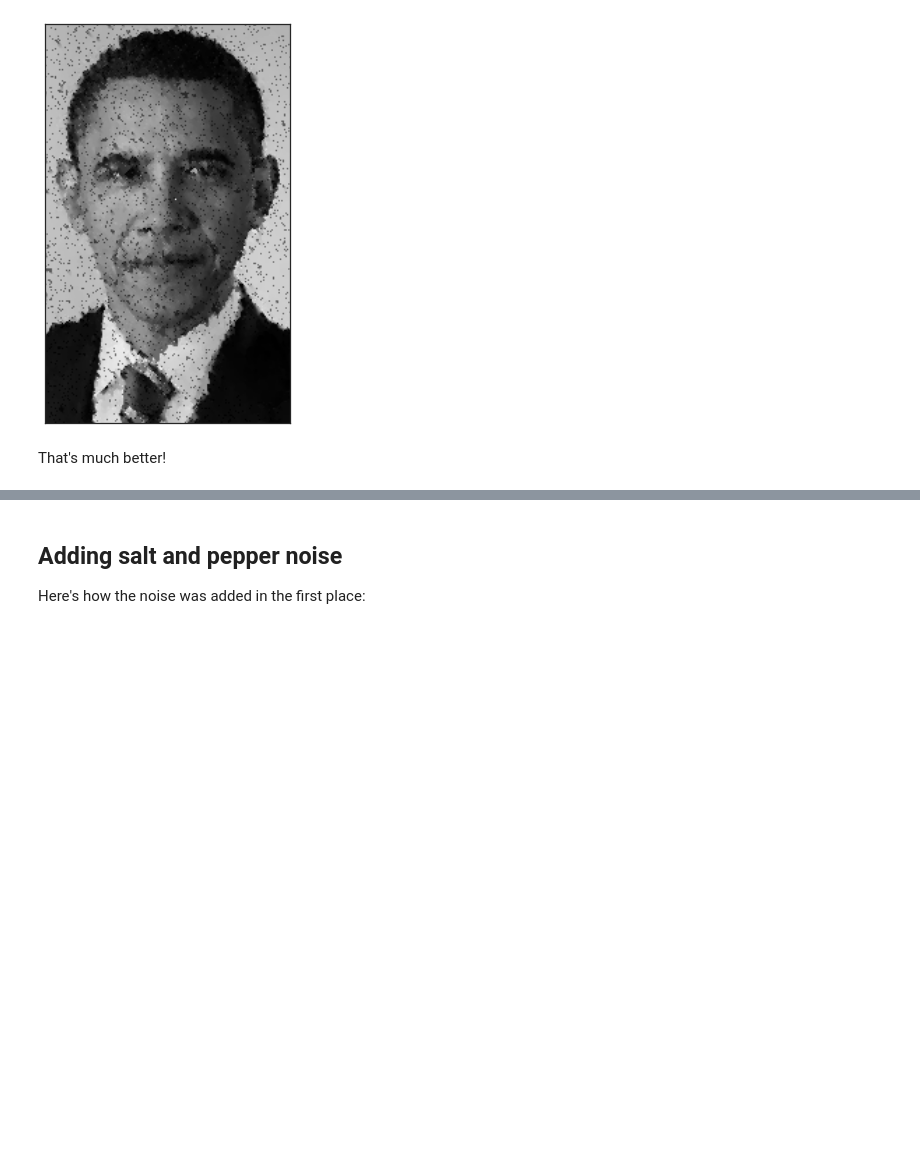
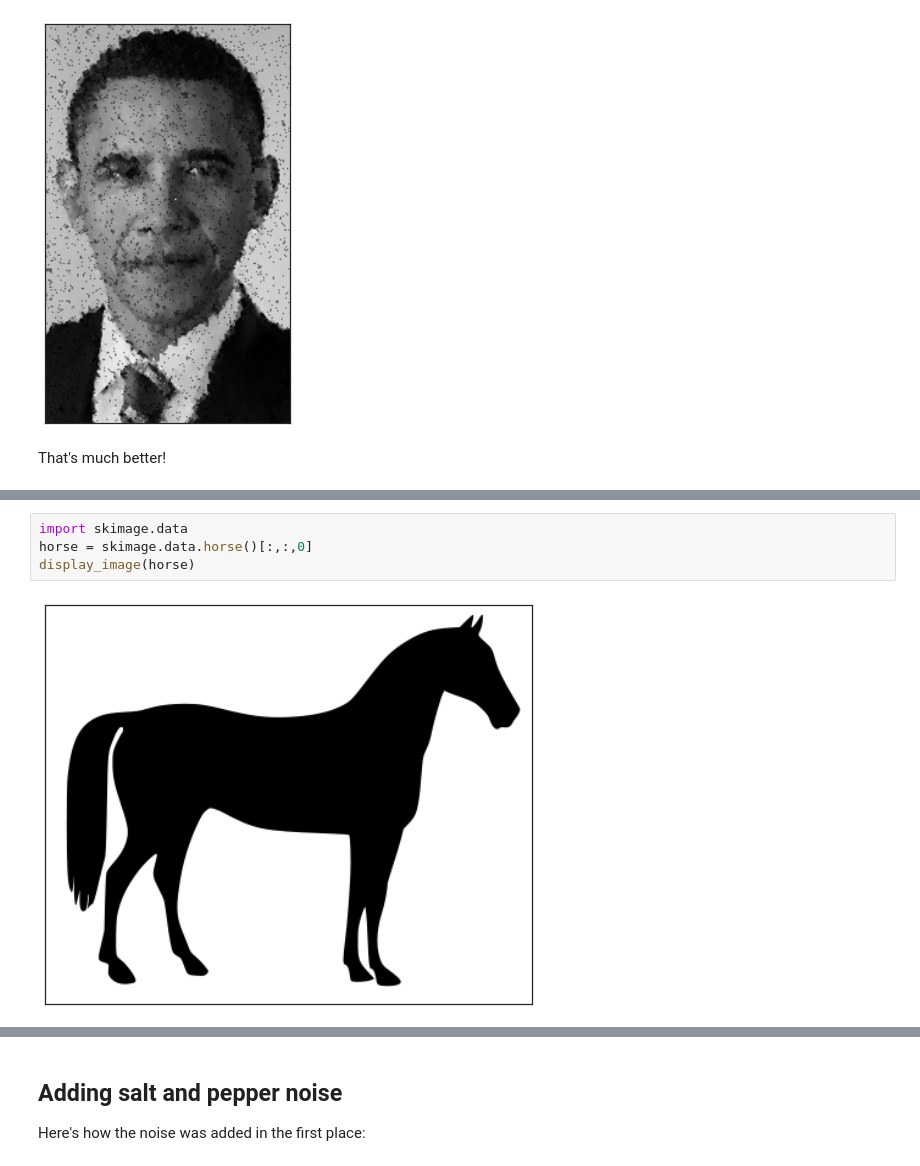
Before and after one commit to yoavram/Py4Eng, a Jupyter notebook: sessions/image-processing.ipynb, the cells around one changed output, grey strips where cells are left out. Cells and saved outputs as stored; diff of their text form; blank space fills up the shorter version.

```diff
--- a/sessions/image-processing.ipynb
+++ b/sessions/image-processing.ipynb
@@ -102,0 +100,6 @@ Use `generic_filter` to apply a **dilation** filter on the denoised image and pl
+# %%
+import skimage.data
+horse = skimage.data.horse()[:,:,0]
+display_image(horse)
+# %% [output]
+[figure, added]
```
Also changed, not shown: parts of 3 cells of this notebook, 2 other files.
